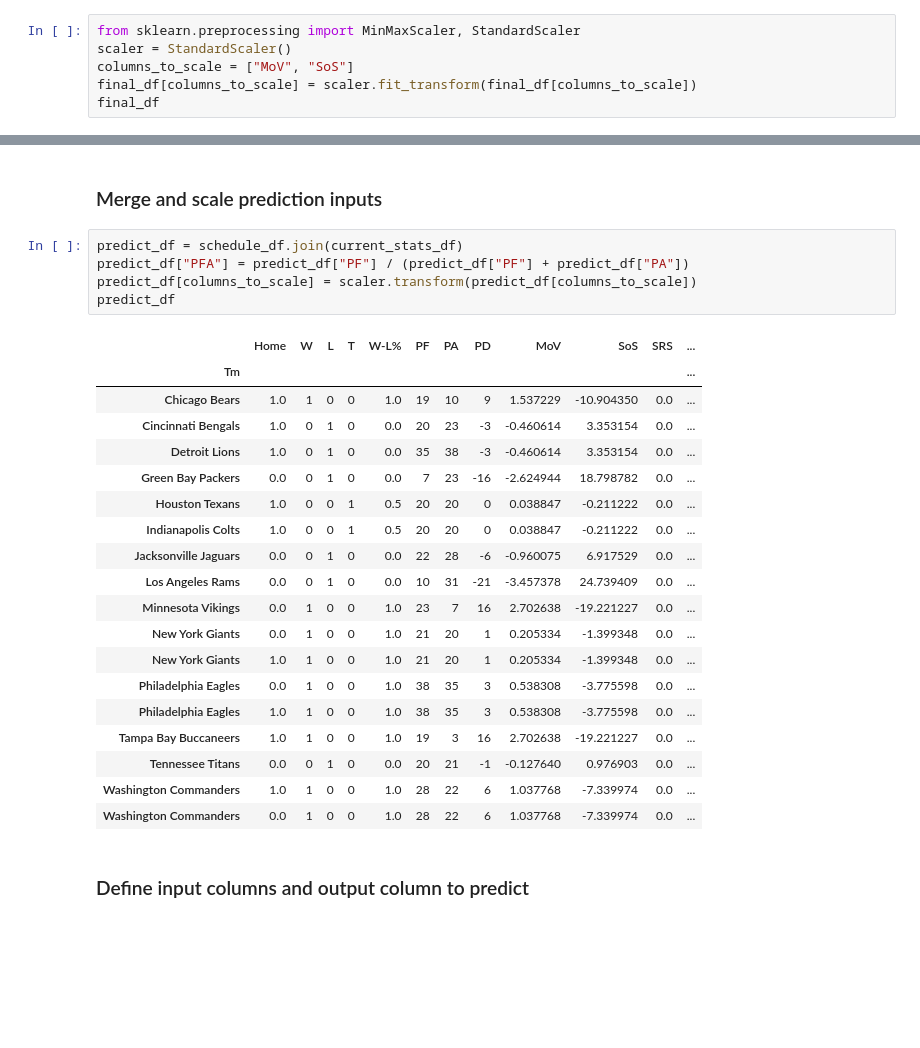
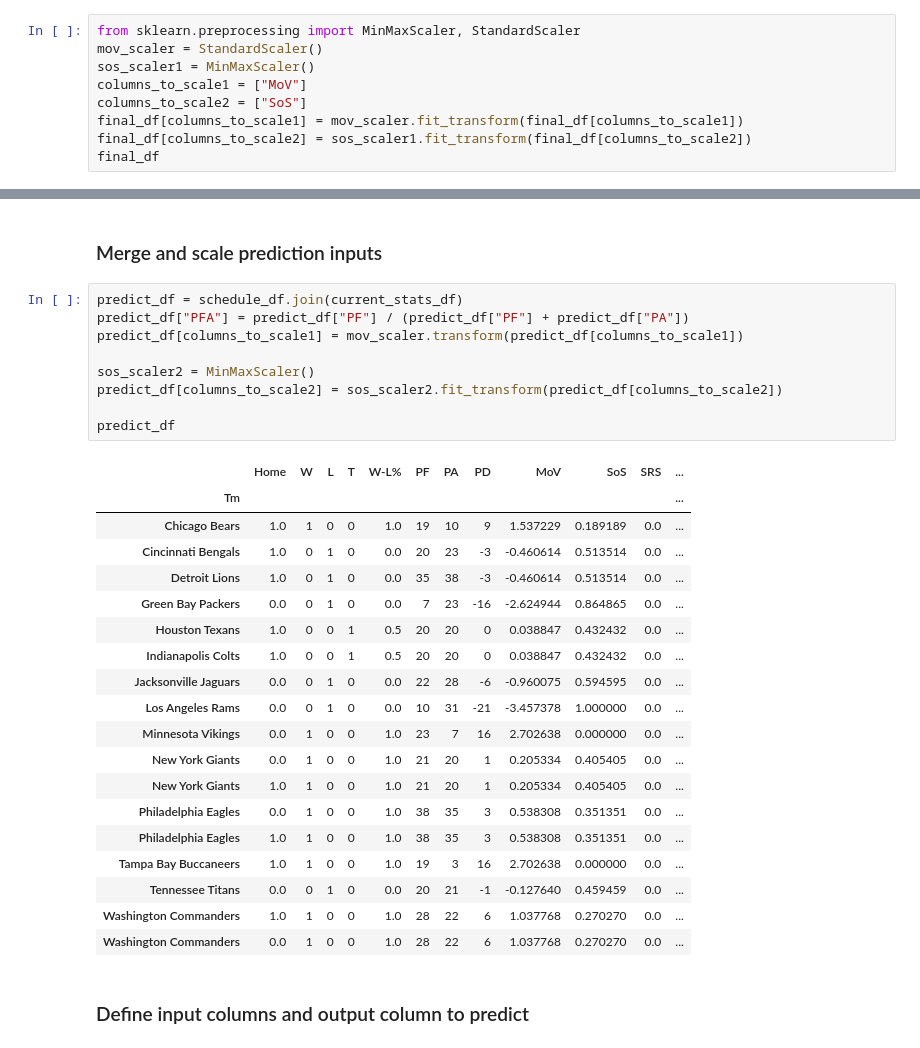
Before and after one commit to bsmalling/NFL-stats-notebooks, a Jupyter notebook: nfl_analysis.ipynb, the cells around one changed output, grey strips where cells are left out. Cells and saved outputs as stored; diff of their text form; blank space fills up the shorter version.

```diff
--- a/nfl_analysis.ipynb
+++ b/nfl_analysis.ipynb
@@ -110,9 +110,12 @@ final_df
 ### Scale values (Normalization)
 # %%
 from sklearn.preprocessing import MinMaxScaler, StandardScaler
-scaler = StandardScaler()
-columns_to_scale = ["MoV", "SoS"]
-final_df[columns_to_scale] = scaler.fit_transform(final_df[columns_to_scale])
+mov_scaler = StandardScaler()
+sos_scaler1 = MinMaxScaler()
+columns_to_scale1 = ["MoV"]
+columns_to_scale2 = ["SoS"]
+final_df[columns_to_scale1] = mov_scaler.fit_transform(final_df[columns_to_scale1])
+final_df[columns_to_scale2] = sos_scaler1.fit_transform(final_df[columns_to_scale2])
 final_df
 # %% [output]
 |  | Win | Home | W | L | T | W-L% | PF | PA | PD | MoV | SoS | ... |
@@ -192,28 +195,32 @@ schedule_df
 # %%
 predict_df = schedule_df.join(current_stats_df)
 predict_df["PFA"] = predict_df["PF"] / (predict_df["PF"] + predict_df["PA"])
-predict_df[columns_to_scale] = scaler.transform(predict_df[columns_to_scale])
+predict_df[columns_to_scale1] = mov_scaler.transform(predict_df[columns_to_scale1])
+
+sos_scaler2 = MinMaxScaler()
+predict_df[columns_to_scale2] = sos_scaler2.fit_transform(predict_df[columns_to_scale2])
+
 predict_df
 # %% [output]
 |  | Home | W | L | T | W-L% | PF | PA | PD | MoV | SoS | SRS | ... |
 | Tm |  |  |  |  |  |  |  |  |  |  |  | ... |
-| Chicago Bears | 1.0 | 1 | 0 | 0 | 1.0 | 19 | 10 | 9 | 1.537229 | -10.904350 | 0.0 | ... |
-| Cincinnati Bengals | 1.0 | 0 | 1 | 0 | 0.0 | 20 | 23 | -3 | -0.460614 | 3.353154 | 0.0 | ... |
-| Detroit Lions | 1.0 | 0 | 1 | 0 | 0.0 | 35 | 38 | -3 | -0.460614 | 3.353154 | 0.0 | ... |
-| Green Bay Packers | 0.0 | 0 | 1 | 0 | 0.0 | 7 | 23 | -16 | -2.624944 | 18.798782 | 0.0 | ... |
-| Houston Texans | 1.0 | 0 | 0 | 1 | 0.5 | 20 | 20 | 0 | 0.038847 | -0.211222 | 0.0 | ... |
-| Indianapolis Colts | 1.0 | 0 | 0 | 1 | 0.5 | 20 | 20 | 0 | 0.038847 | -0.211222 | 0.0 | ... |
-| Jacksonville Jaguars | 0.0 | 0 | 1 | 0 | 0.0 | 22 | 28 | -6 | -0.960075 | 6.917529 | 0.0 | ... |
-| Los Angeles Rams | 0.0 | 0 | 1 | 0 | 0.0 | 10 | 31 | -21 | -3.457378 | 24.739409 | 0.0 | ... |
-| Minnesota Vikings | 0.0 | 1 | 0 | 0 | 1.0 | 23 | 7 | 16 | 2.702638 | -19.221227 | 0.0 | ... |
-| New York Giants | 0.0 | 1 | 0 | 0 | 1.0 | 21 | 20 | 1 | 0.205334 | -1.399348 | 0.0 | ... |
-| New York Giants | 1.0 | 1 | 0 | 0 | 1.0 | 21 | 20 | 1 | 0.205334 | -1.399348 | 0.0 | ... |
-| Philadelphia Eagles | 0.0 | 1 | 0 | 0 | 1.0 | 38 | 35 | 3 | 0.538308 | -3.775598 | 0.0 | ... |
-| Philadelphia Eagles | 1.0 | 1 | 0 | 0 | 1.0 | 38 | 35 | 3 | 0.538308 | -3.775598 | 0.0 | ... |
-| Tampa Bay Buccaneers | 1.0 | 1 | 0 | 0 | 1.0 | 19 | 3 | 16 | 2.702638 | -19.221227 | 0.0 | ... |
-| Tennessee Titans | 0.0 | 0 | 1 | 0 | 0.0 | 20 | 21 | -1 | -0.127640 | 0.976903 | 0.0 | ... |
-| Washington Commanders | 1.0 | 1 | 0 | 0 | 1.0 | 28 | 22 | 6 | 1.037768 | -7.339974 | 0.0 | ... |
-| Washington Commanders | 0.0 | 1 | 0 | 0 | 1.0 | 28 | 22 | 6 | 1.037768 | -7.339974 | 0.0 | ... |
+| Chicago Bears | 1.0 | 1 | 0 | 0 | 1.0 | 19 | 10 | 9 | 1.537229 | 0.189189 | 0.0 | ... |
+| Cincinnati Bengals | 1.0 | 0 | 1 | 0 | 0.0 | 20 | 23 | -3 | -0.460614 | 0.513514 | 0.0 | ... |
+| Detroit Lions | 1.0 | 0 | 1 | 0 | 0.0 | 35 | 38 | -3 | -0.460614 | 0.513514 | 0.0 | ... |
+| Green Bay Packers | 0.0 | 0 | 1 | 0 | 0.0 | 7 | 23 | -16 | -2.624944 | 0.864865 | 0.0 | ... |
+| Houston Texans | 1.0 | 0 | 0 | 1 | 0.5 | 20 | 20 | 0 | 0.038847 | 0.432432 | 0.0 | ... |
+| Indianapolis Colts | 1.0 | 0 | 0 | 1 | 0.5 | 20 | 20 | 0 | 0.038847 | 0.432432 | 0.0 | ... |
+| Jacksonville Jaguars | 0.0 | 0 | 1 | 0 | 0.0 | 22 | 28 | -6 | -0.960075 | 0.594595 | 0.0 | ... |
+| Los Angeles Rams | 0.0 | 0 | 1 | 0 | 0.0 | 10 | 31 | -21 | -3.457378 | 1.000000 | 0.0 | ... |
+| Minnesota Vikings | 0.0 | 1 | 0 | 0 | 1.0 | 23 | 7 | 16 | 2.702638 | 0.000000 | 0.0 | ... |
+| New York Giants | 0.0 | 1 | 0 | 0 | 1.0 | 21 | 20 | 1 | 0.205334 | 0.405405 | 0.0 | ... |
+| New York Giants | 1.0 | 1 | 0 | 0 | 1.0 | 21 | 20 | 1 | 0.205334 | 0.405405 | 0.0 | ... |
+| Philadelphia Eagles | 0.0 | 1 | 0 | 0 | 1.0 | 38 | 35 | 3 | 0.538308 | 0.351351 | 0.0 | ... |
+| Philadelphia Eagles | 1.0 | 1 | 0 | 0 | 1.0 | 38 | 35 | 3 | 0.538308 | 0.351351 | 0.0 | ... |
+| Tampa Bay Buccaneers | 1.0 | 1 | 0 | 0 | 1.0 | 19 | 3 | 16 | 2.702638 | 0.000000 | 0.0 | ... |
+| Tennessee Titans | 0.0 | 0 | 1 | 0 | 0.0 | 20 | 21 | -1 | -0.127640 | 0.459459 | 0.0 | ... |
+| Washington Commanders | 1.0 | 1 | 0 | 0 | 1.0 | 28 | 22 | 6 | 1.037768 | 0.270270 | 0.0 | ... |
+| Washington Commanders | 0.0 | 1 | 0 | 0 | 1.0 | 28 | 22 | 6 | 1.037768 | 0.270270 | 0.0 | ... |
 # %% [markdown]
 ### Define input columns and output column to predict
 # %%
```
Also changed, not shown: parts of 16 cells of this notebook.
